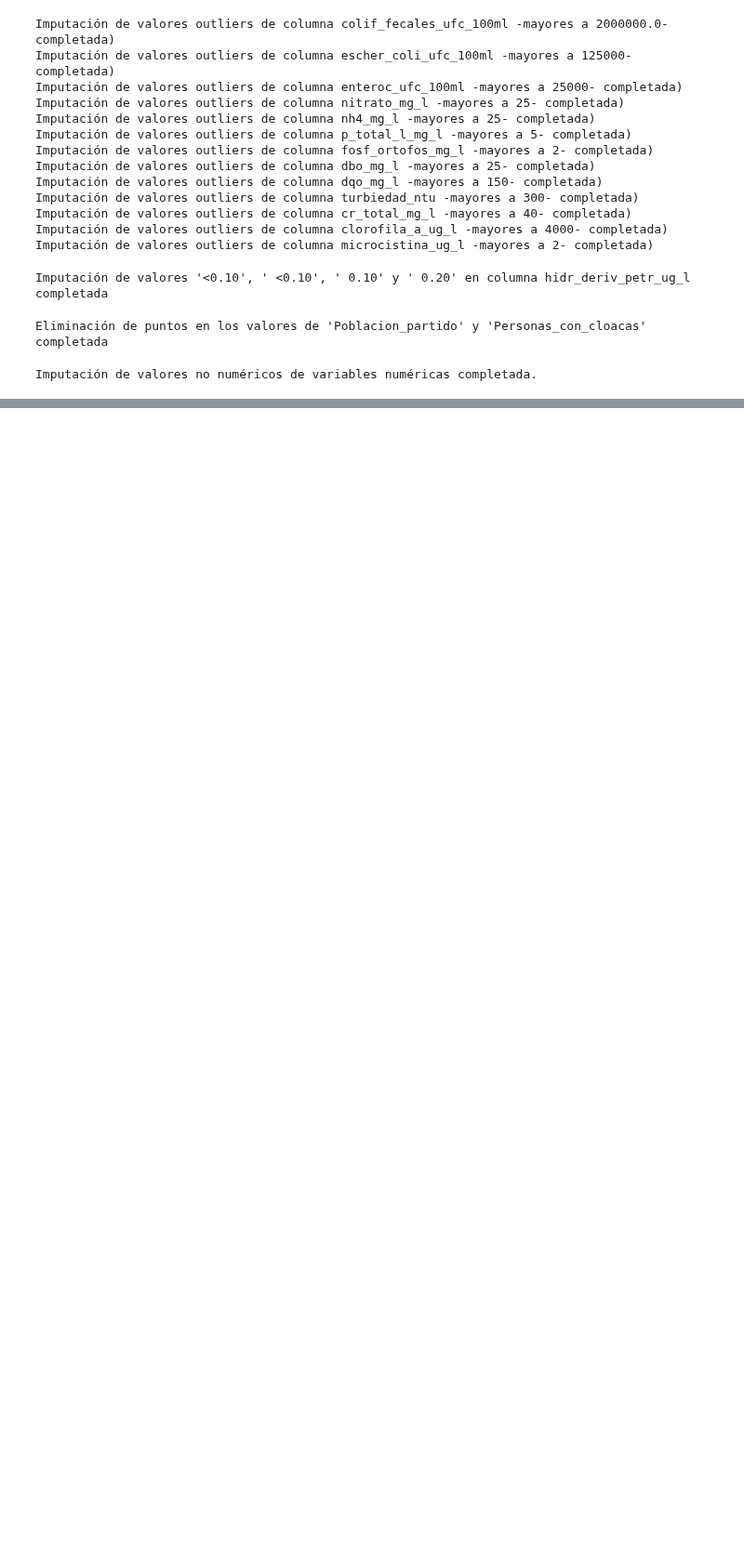
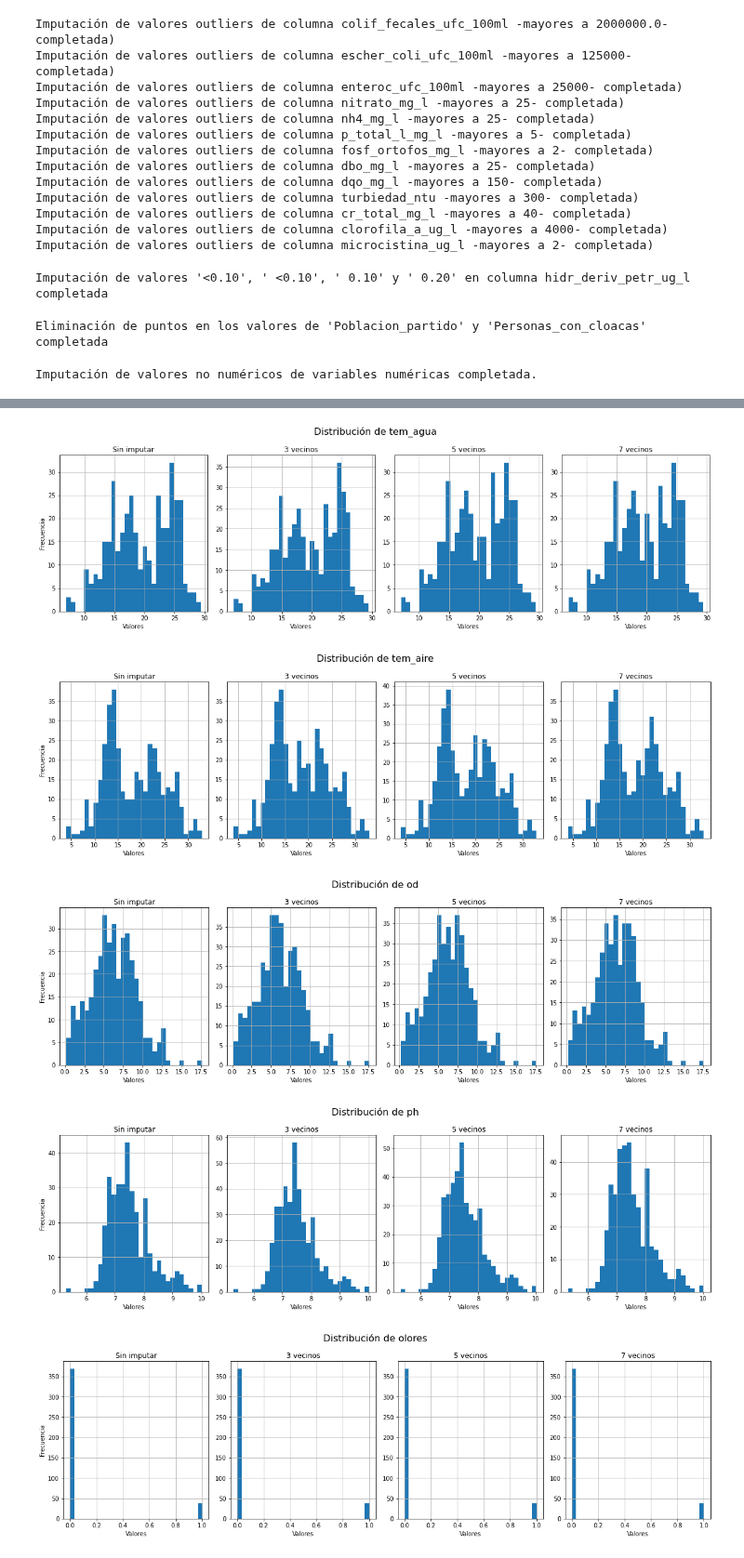
Before and after one commit to FedericoGGM/diplodatos2025_M07, a Jupyter notebook: TP2/TP2_mentoria.ipynb, the cells around one changed output, grey strips where cells are left out. Shown at 93% size. Drawn from its saved outputs; the diff is of its cells as text; code cells hidden in the pictures; blank space fills up the shorter version.

```diff
--- a/TP2/TP2_mentoria.ipynb
+++ b/TP2/TP2_mentoria.ipynb
@@ -69,6 +71,9 @@ Columna 'año' corregida
 Imputación de variables de Censo y Programa de Conurbano -excepto longitud y latitud- usando código realizada
 # %% [markdown]
 # 4. Curación de los Datos Numéricos
+# %%
+# Importamos dataset exportado en la sección anterior, a fin de no tener que volver a correr las celdas anteriores
+df6 = pd.read_csv('./aguas_limpieza_solo_categoricas.csv', low_memory=False)
 # %%
 # Veamos con más detalle los valores en cada columna numérica con símbolos '<' y '>' y los comparemos con otros
     # valores de referencia de la misma columna
@@ -214,0 +351,5 @@ Imputación de valores no numéricos de variables numéricas completada.
+# %%
+X_train = pd.read_csv('./train_datasets/x_train_inicial.csv')
+y_train = pd.read_csv('./train_datasets/y_train_inicial.csv')
+X_test = pd.read_csv('./test_datasets/x_test_inicial.csv')
+y_test = pd.read_csv('./test_datasets/y_test_inicial.csv')
@@ -214,0 +367,55 @@ Imputación de valores no numéricos de variables numéricas completada.
+# %%
+# Identificamos columnas numéricas y categóricas.
+num = X_train.select_dtypes(include=['int64', 'float64']).columns
+numerical_cols = [col for col in num if not 'año' in col]
+
+cat = X_train.select_dtypes(include=['object', 'category']).columns
+categorical_cols = list(cat)+['año']
+# %%
+# Probamos dos tipos de imputadores para variables numéricas: KNN y Bayes. Vemos cuál permite conservar mejor la
+    # distribución de los datos.
+
+knn_num_imputer_3 = KNNImputer(n_neighbors=3)
+knn_num_imputer_5 = KNNImputer(n_neighbors=5)
+knn_num_imputer_7 = KNNImputer(n_neighbors=7)
+X_train_num_imputed_3 = knn_num_imputer_3.fit_transform(X_train[numerical_cols])
+X_train_num_imputed_5 = knn_num_imputer_5.fit_transform(X_train[numerical_cols])
+X_train_num_imputed_7 = knn_num_imputer_7.fit_transform(X_train[numerical_cols])
+
+# Convert the imputed array back to DataFrame for easier handling
+X_train_num_imputed_3_df = pd.DataFrame(X_train_num_imputed_3,
+                                     columns=numerical_cols,
+                                     index=X_train.index)
+X_train_num_imputed_5_df = pd.DataFrame(X_train_num_imputed_5,
+                                     columns=numerical_cols,
+                                     index=X_train.index)
+X_train_num_imputed_7_df = pd.DataFrame(X_train_num_imputed_7,
+                                     columns=numerical_cols,
+                                     index=X_train.index)
+
+# Lista de DataFrames y títulos para cada subgráfico
+dataframes = [X_train, X_train_num_imputed_3_df, X_train_num_imputed_5_df, X_train_num_imputed_7_df]
+titles = ['Sin imputar', '3 vecinos', '5 vecinos', '7 vecinos']
+
+for col in numerical_cols:
+    # Crear figura y subgráficos (1 fila, 4 columnas)
+    fig, axes = plt.subplots(1, 4, figsize=(16, 5))
+    plt.suptitle(f"Distribución de {col}", fontsize=16)
+
+    # Graficar histogramas para cada DataFrame
+    for i, (data, ax, title) in enumerate(zip(dataframes, axes, titles)):
+        data[col].hist(bins=30, ax=ax)  # Usar ax=ax para dirigir al subgráfico correcto
+        ax.set_title(title, fontsize=12)
+        ax.set_xlabel("Valores")
+        if i == 0:  # Solo añadir etiqueta Y al primer subgráfico para evitar redundancia
+            ax.set_ylabel("Frecuencia")
+
+    # Ajustar layout y mostrar
+    plt.tight_layout()
+    plt.show()
+# %% [output]
+[figure, added]
+[figure, added]
+[figure, added]
+[figure, added]
+[figure, added]
```
Also changed, not shown: parts of 34 cells of this notebook.
